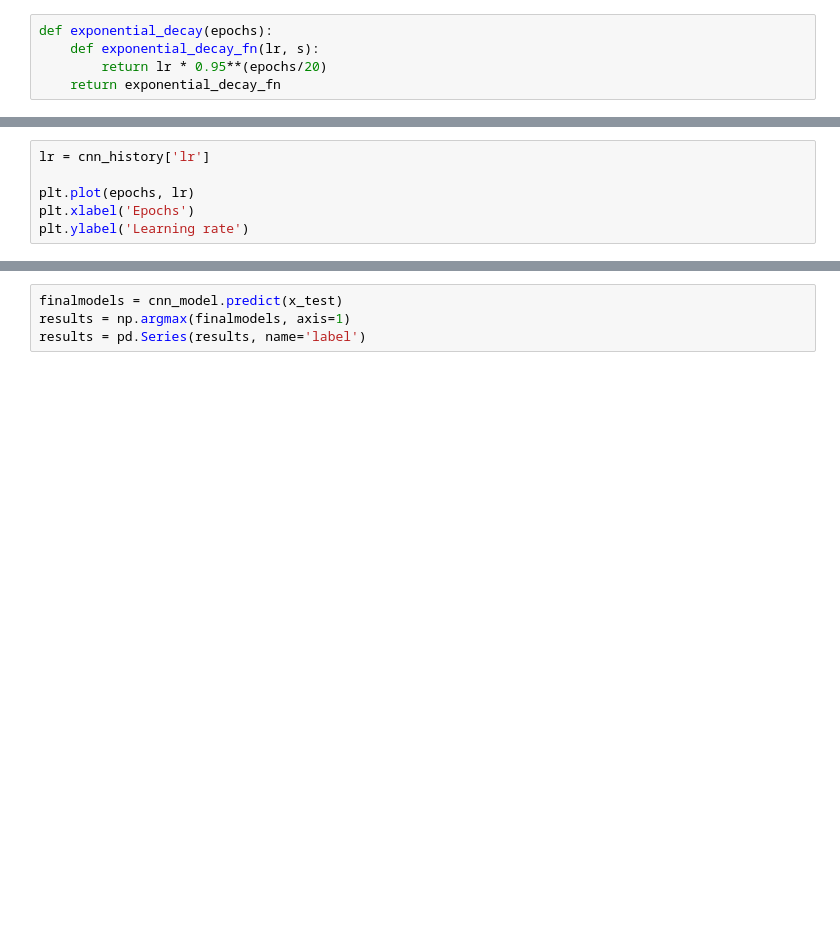
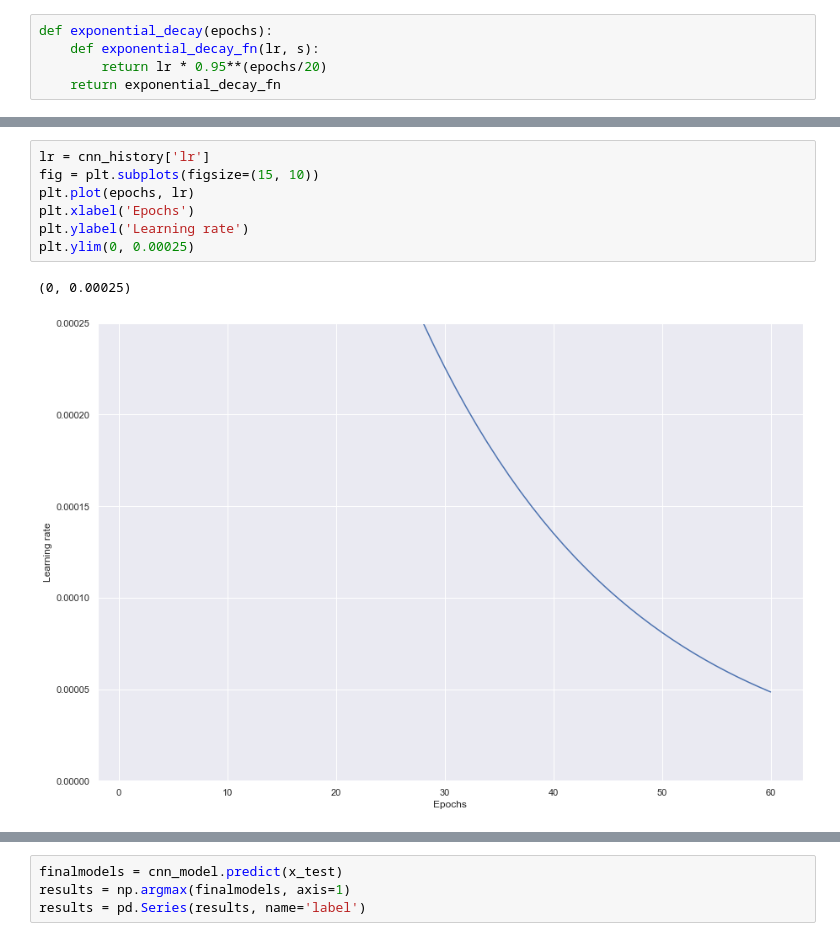
Before and after one commit to wonheejo/Kaggle-Digit-Recognizer, a Jupyter notebook: Digit Recognizer 2.ipynb, the cells around one changed output, grey strips where cells are left out. Cells and saved outputs as stored; diff of their text form; blank space fills up the shorter version.

```diff
--- a/Digit Recognizer 2.ipynb
+++ b/Digit Recognizer 2.ipynb
@@ -178,9 +193,13 @@ plt.ylabel('Losses')
 # %%
 lr = cnn_history['lr']
-
+fig = plt.subplots(figsize=(15, 10))
 plt.plot(epochs, lr)
 plt.xlabel('Epochs')
 plt.ylabel('Learning rate')
+plt.ylim(0, 0.00025)
+# %% [output]
+(0, 0.00025)
+[figure, added]
 # %%
 accuracy = cnn_history['accuracy']
 val_accuracy = cnn_history['val_accuracy']
```
Also changed, not shown: parts of 13 cells of this notebook, 9 other files.
